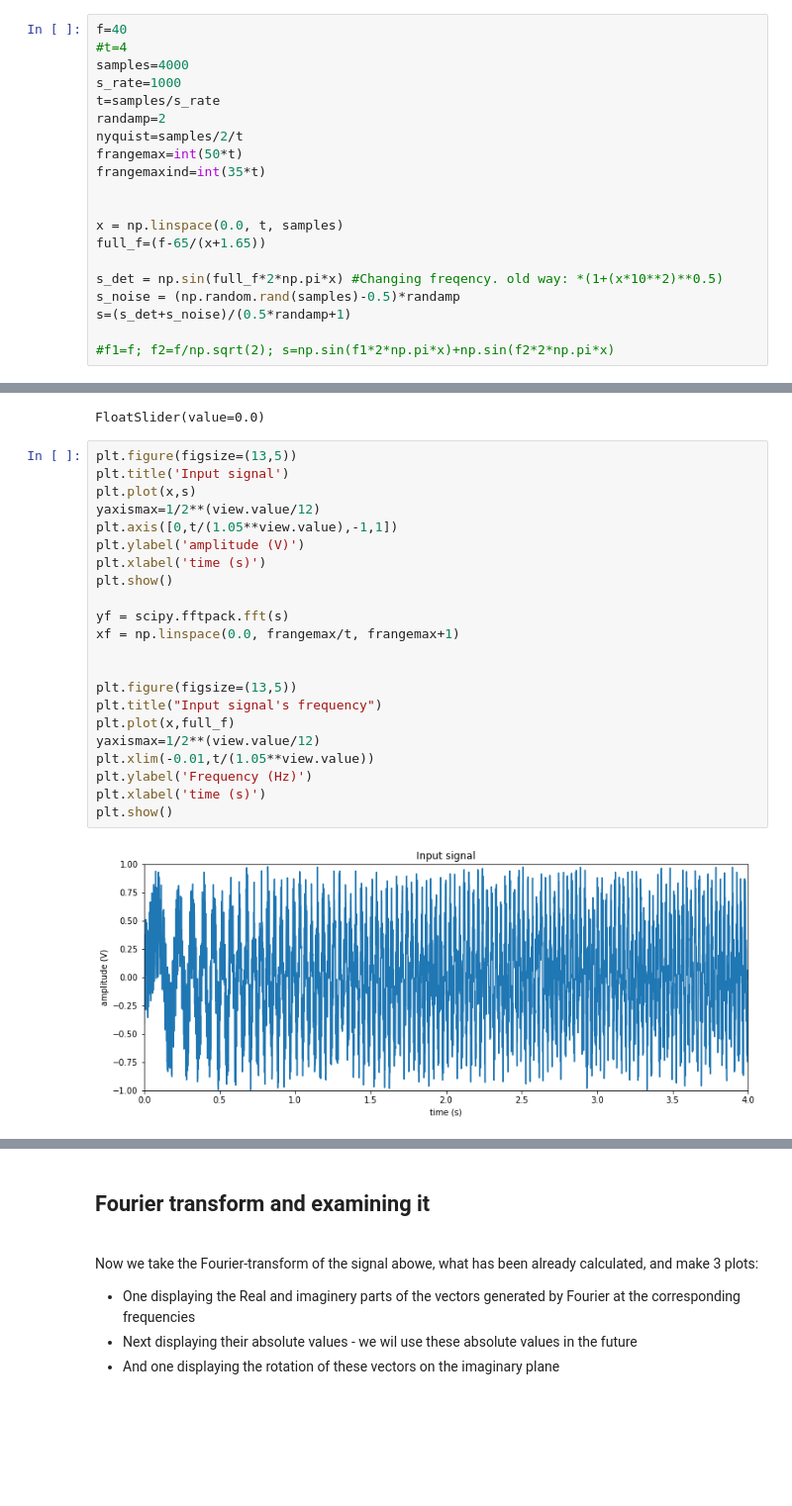
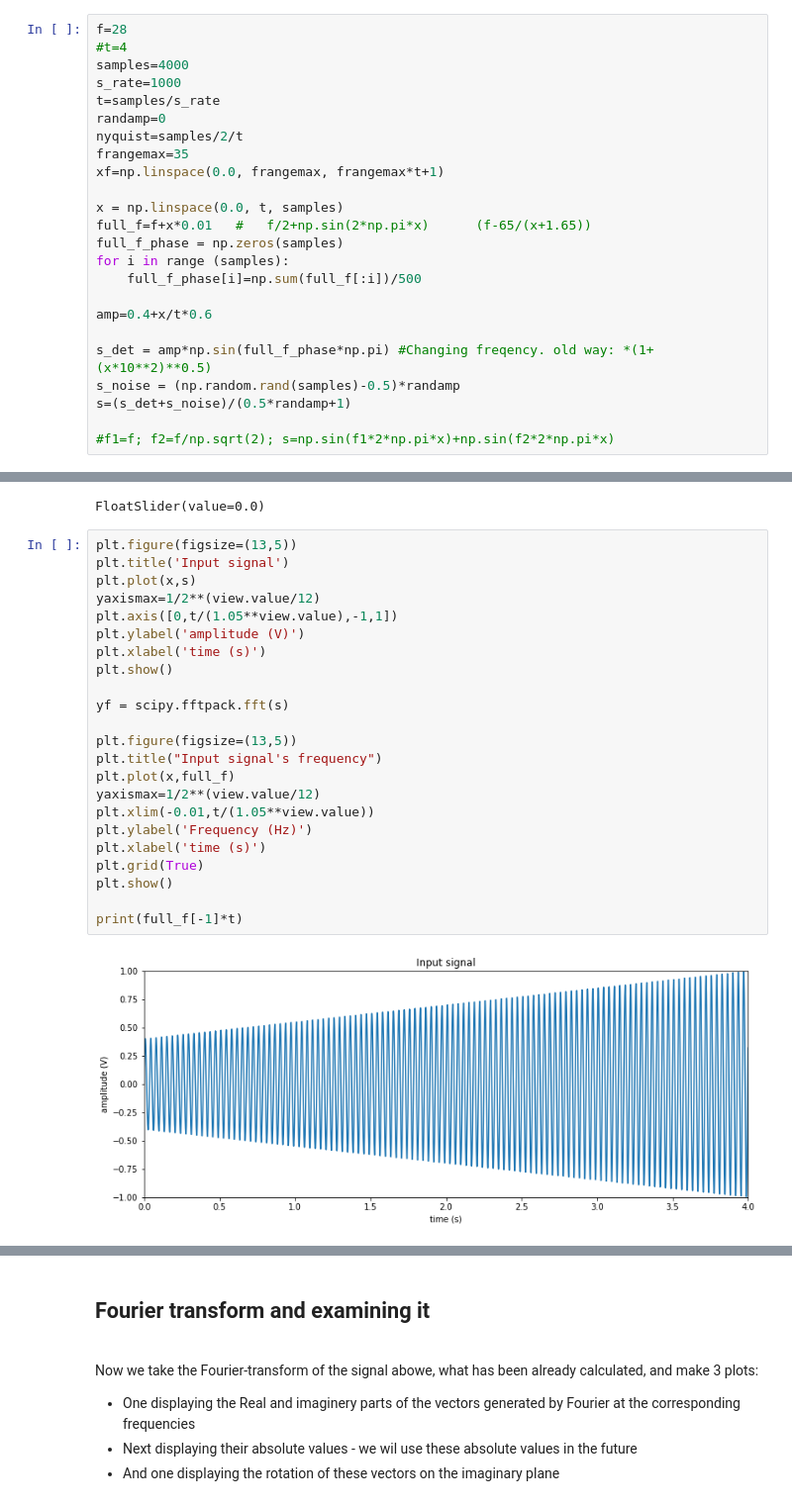
Before and after one commit to martonvavrik/fusion_research, a Jupyter notebook: waves.ipynb, the cells around one changed output, grey strips where cells are left out. Shown at 99% size. Drawn from its saved outputs; the diff is of its cells as text; blank space fills up the shorter version.

Commit message:
Add files via upload
Lots of improvements:
 - Proper axes (fixed frangemax)
 - stft fix & comparison
 - "plasma" colormap
 - frequency & amplitude  - change & visualization

```diff
--- a/waves.ipynb
+++ b/waves.ipynb
@@ -15,21 +18,25 @@ from IPython.display import display
 <br> randamp - amplitude of noise (random noise)
 <br> <br> First, we create our signal and noise. In deafult: a sine wave, and a white noise.
 # %%
-f=40
+f=28
 #t=4
 samples=4000
 s_rate=1000
 t=samples/s_rate
-randamp=2
+randamp=0
 nyquist=samples/2/t
-frangemax=int(50*t)
-frangemaxind=int(35*t)
-
+frangemax=35
+xf=np.linspace(0.0, frangemax, frangemax*t+1)
 
 x = np.linspace(0.0, t, samples)
-full_f=(f-65/(x+1.65))
+full_f=f+x*0.01   #   f/2+np.sin(2*np.pi*x)      (f-65/(x+1.65))
+full_f_phase = np.zeros(samples)
+for i in range (samples):
+    full_f_phase[i]=np.sum(full_f[:i])/500
 
-s_det = np.sin(full_f*2*np.pi*x) #Changing freqency. old way: *(1+(x*10**2)**0.5)
+amp=0.4+x/t*0.6
+
+s_det = amp*np.sin(full_f_phase*np.pi) #Changing freqency. old way: *(1+(x*10**2)**0.5)
 s_noise = (np.random.rand(samples)-0.5)*randamp
 s=(s_det+s_noise)/(0.5*randamp+1)
 
@@ -49,24 +56,25 @@ FloatSlider(value=0.0)
 # %%
 plt.figure(figsize=(13,5))
 plt.title('Input signal')
 plt.plot(x,s)
 yaxismax=1/2**(view.value/12)
 plt.axis([0,t/(1.05**view.value),-1,1])
 plt.ylabel('amplitude (V)')
 plt.xlabel('time (s)')
 plt.show()
 
 yf = scipy.fftpack.fft(s)
-xf = np.linspace(0.0, frangemax/t, frangemax+1)
-
 
 plt.figure(figsize=(13,5))
 plt.title("Input signal's frequency")
 plt.plot(x,full_f)
 yaxismax=1/2**(view.value/12)
 plt.xlim(-0.01,t/(1.05**view.value))
 plt.ylabel('Frequency (Hz)')
 plt.xlabel('time (s)')
+plt.grid(True)
 plt.show()
+
+print(full_f[-1]*t)
 # %% [output]
-[figure, old version]
+[figure, new version]
```
Also changed, not shown: parts of 16 cells of this notebook.
